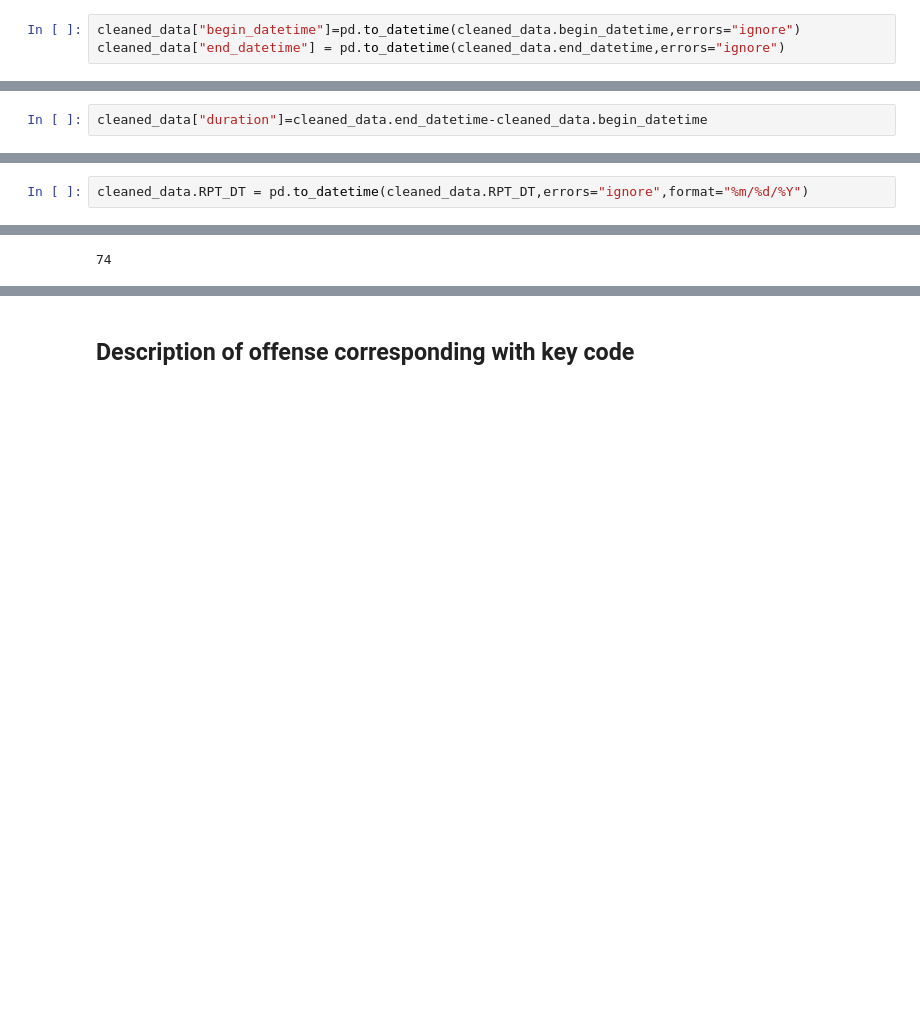
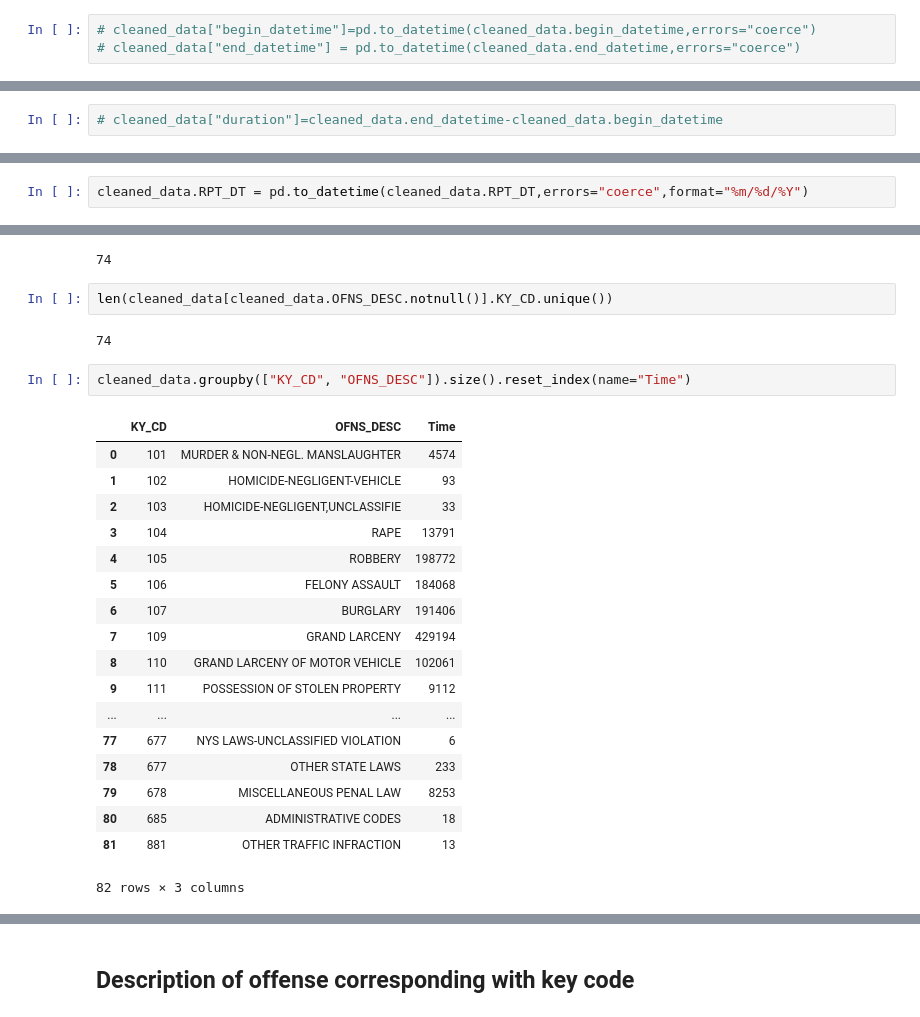
Before and after one commit to WangVictor/BigDataProject, a Jupyter notebook: DataExploration.ipynb, the cells around one changed output, grey strips where cells are left out. Drawn from its saved outputs; the diff is of its cells as text; blank space fills up the shorter version.

```diff
--- a/DataExploration.ipynb
+++ b/DataExploration.ipynb
@@ -211,4 +176,4 @@ See the caveats in the documentation: http://pandas.pydata.org/pandas-docs/stabl
 # %%
-cleaned_data["begin_datetime"]=pd.to_datetime(cleaned_data.begin_datetime,errors="ignore")
-cleaned_data["end_datetime"] = pd.to_datetime(cleaned_data.end_datetime,errors="ignore")
+# cleaned_data["begin_datetime"]=pd.to_datetime(cleaned_data.begin_datetime,errors="coerce")
+# cleaned_data["end_datetime"] = pd.to_datetime(cleaned_data.end_datetime,errors="coerce")
 # %% [output]
@@ -235,11 +191,11 @@ cleaned_data.head()
 # %%
-cleaned_data["duration"]=cleaned_data.end_datetime-cleaned_data.begin_datetime
+# cleaned_data["duration"]=cleaned_data.end_datetime-cleaned_data.begin_datetime
 # %% [output]
 TypeError: unsupported operand type(s) for -: 'str' and 'str'
 # %% [markdown]
 ## Check Report Date if valid
 # %%
-cleaned_data.RPT_DT = pd.to_datetime(cleaned_data.RPT_DT,errors="ignore",format="%m/%d/%Y")
+cleaned_data.RPT_DT = pd.to_datetime(cleaned_data.RPT_DT,errors="coerce",format="%m/%d/%Y")
 # %%
 min(cleaned_data.RPT_DT)
 # %% [output]
@@ -282,3 +262,28 @@ sum(cleaned_data.KY_CD.isnull())
 len(cleaned_data.KY_CD.unique())
 # %% [output]
 74
+# %%
+len(cleaned_data[cleaned_data.OFNS_DESC.notnull()].KY_CD.unique())
+# %% [output]
+74
+# %%
+cleaned_data.groupby(["KY_CD", "OFNS_DESC"]).size().reset_index(name="Time")
+# %% [output]
+|  | KY_CD | OFNS_DESC | Time |
+| 0 | 101 | MURDER & NON-NEGL. MANSLAUGHTER | 4574 |
+| 1 | 102 | HOMICIDE-NEGLIGENT-VEHICLE | 93 |
+| 2 | 103 | HOMICIDE-NEGLIGENT,UNCLASSIFIE | 33 |
+| 3 | 104 | RAPE | 13791 |
+| 4 | 105 | ROBBERY | 198772 |
+| 5 | 106 | FELONY ASSAULT | 184068 |
+| 6 | 107 | BURGLARY | 191406 |
+| 7 | 109 | GRAND LARCENY | 429194 |
+| 8 | 110 | GRAND LARCENY OF MOTOR VEHICLE | 102061 |
+| 9 | 111 | POSSESSION OF STOLEN PROPERTY | 9112 |
+| ... | ... | ... | ... |
+| 77 | 677 | NYS LAWS-UNCLASSIFIED VIOLATION | 6 |
+| 78 | 677 | OTHER STATE LAWS | 233 |
+| 79 | 678 | MISCELLANEOUS PENAL LAW | 8253 |
+| 80 | 685 | ADMINISTRATIVE CODES | 18 |
+| 81 | 881 | OTHER TRAFFIC INFRACTION | 13 |
+82 rows × 3 columns
```
Also changed, not shown: parts of 35 cells of this notebook, 2 other files.
